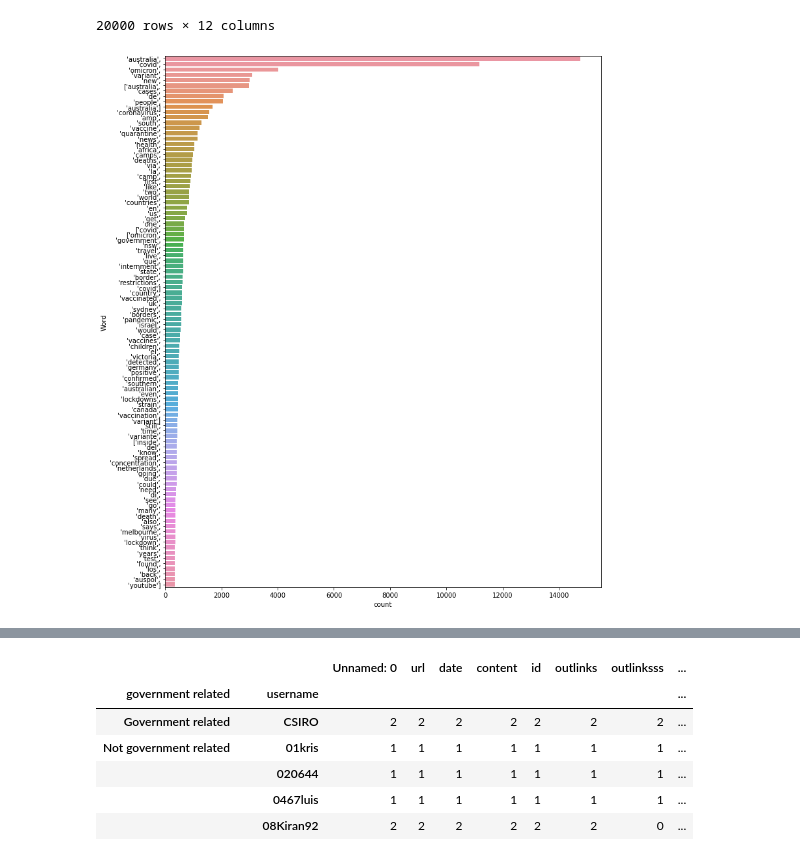
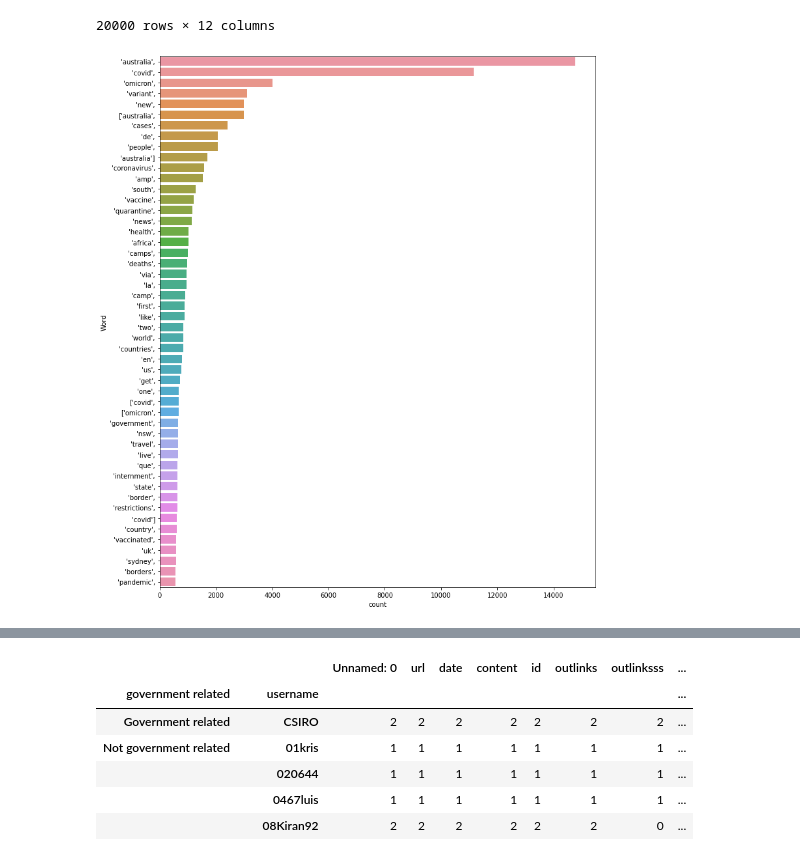
Before and after one commit to James-Ly-MA5851/MA5851Assignment3, a Jupyter notebook: MA5851_A3_Code_James_Ly.ipynb, the cells around one changed output, grey strips where cells are left out. Saved outputs shown, nothing was run; the diff lists cells and outputs as text; code cells hidden in the pictures.

```diff
--- a/MA5851_A3_Code_James_Ly.ipynb
+++ b/MA5851_A3_Code_James_Ly.ipynb
@@ -297,23 +297,23 @@ display(tweets_df)
 # %%
 def freq_words(x, terms = 30):
   all_words = ' '.join([text for text in x])
   all_words = all_words.split()
   fdist = nltk.FreqDist(all_words)
   words_df = pd.DataFrame({'word':list(fdist.keys()), 'count':list(fdist.values())})
 
   # selecting top 20 most frequent words
   d = words_df.nlargest(columns="count", n = terms)
 
   # visualize words and frequencies
   plt.figure(figsize=(12,15))
   ax = sns.barplot(data=d, x= "count", y = "word")
   ax.set(ylabel = 'Word')
   plt.show()
 
-# print 100 most frequent words
-freq_words(tweets_df['content_clean_str'], 100)
+# print 50 most frequent words
+freq_words(tweets_df['content_clean_str'], 50)
 # %% [output]
-[figure, old version]
+[figure, new version]
 # %%
 # Create list of government Twitter usernames
 
```
Also changed, not shown: parts of 14 cells of this notebook.
